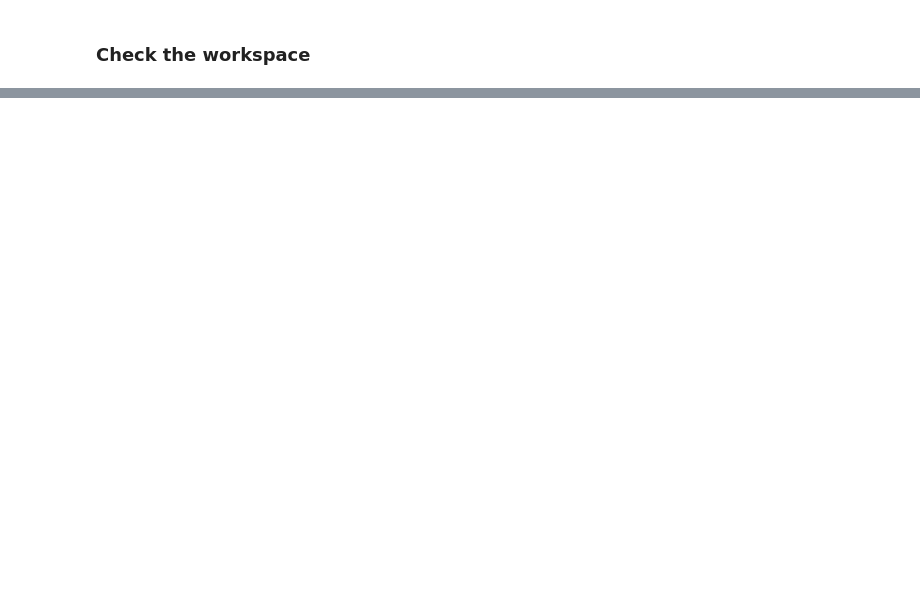
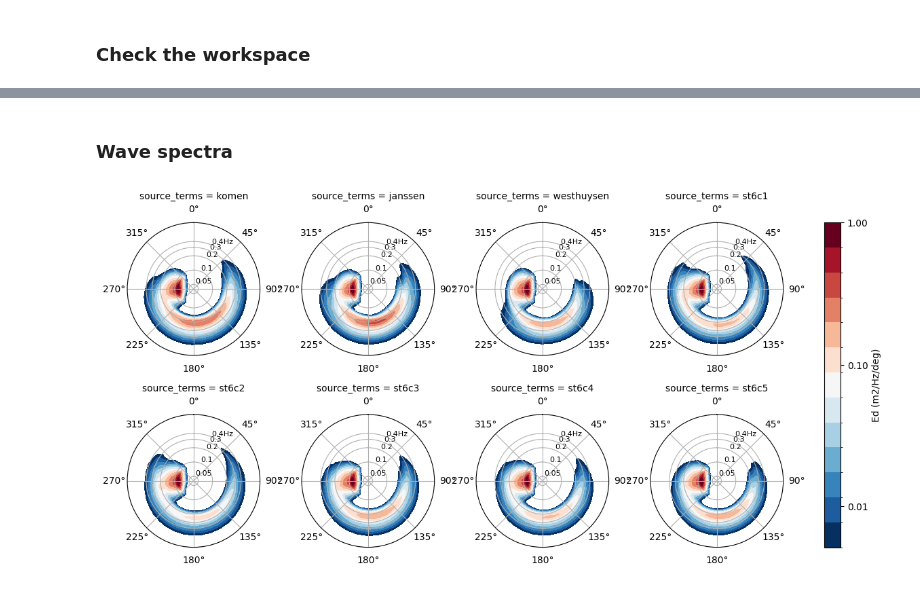
Before and after one commit to sppigot/rompy, a Jupyter notebook: notebooks/swan/example_sensitivity.ipynb, the cells around one changed output, grey strips where cells are left out. Drawn from its saved outputs; the diff is of its cells as text; code cells hidden in the pictures; blank space fills up the shorter version.

```diff
--- a/notebooks/swan/example_sensitivity.ipynb
+++ b/notebooks/swan/example_sensitivity.ipynb
@@ -172,0 +252,6 @@ Todo
+# %%
+# Wave spectra
+
+dspec = xr.concat([read_spectra_output(run) for run in runs], dim="source_terms")
+dspec["source_terms"] = [run.run_id for run in runs]
+dspec
@@ -172,0 +333,6 @@ Todo
+# %% [markdown]
+### Wave spectra
+# %%
+p = dspec.isel(site=0).spec.plot(col="source_terms", col_wrap=4, cbar_kwargs={"label": "Ed (m2/Hz/deg)"})
+# %% [output]
+[figure, added]
```
Also changed, not shown: parts of 22 cells of this notebook, 1 other file.
